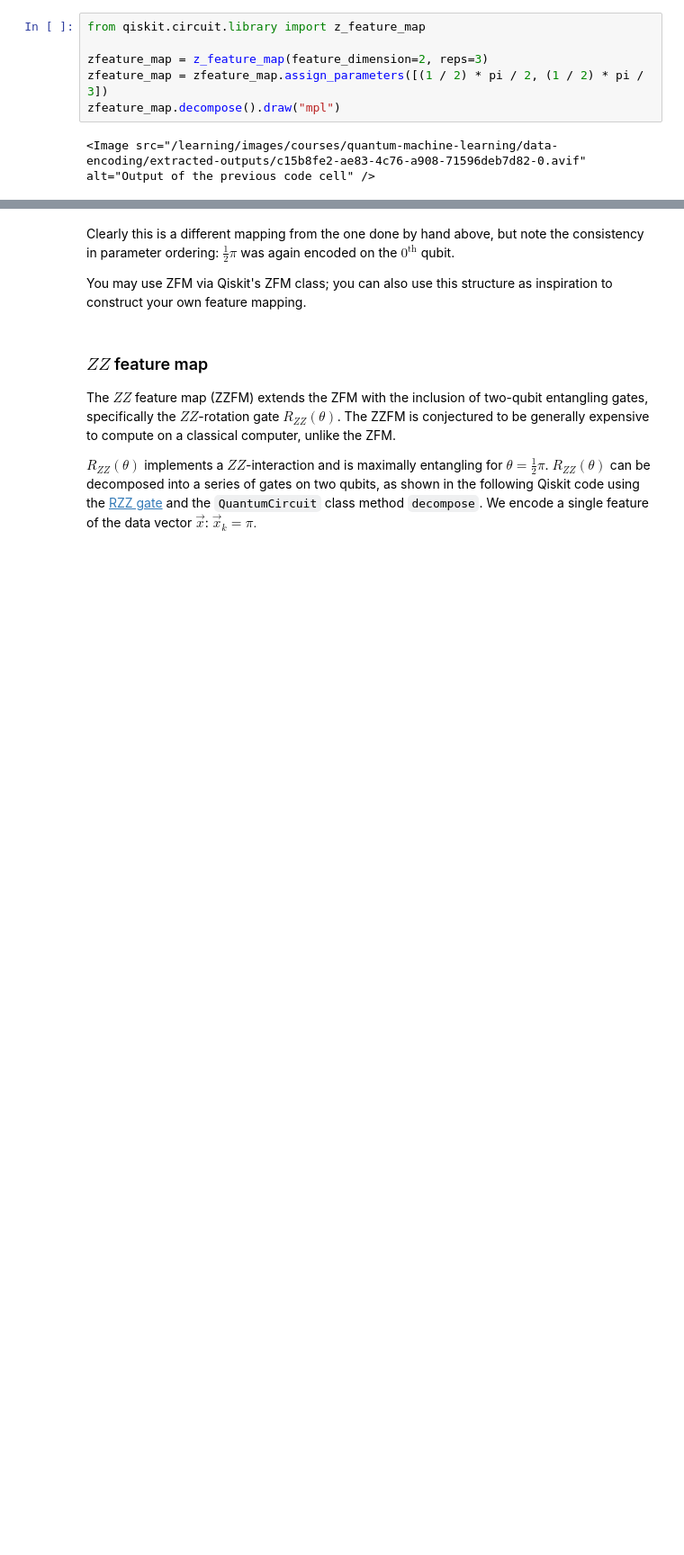
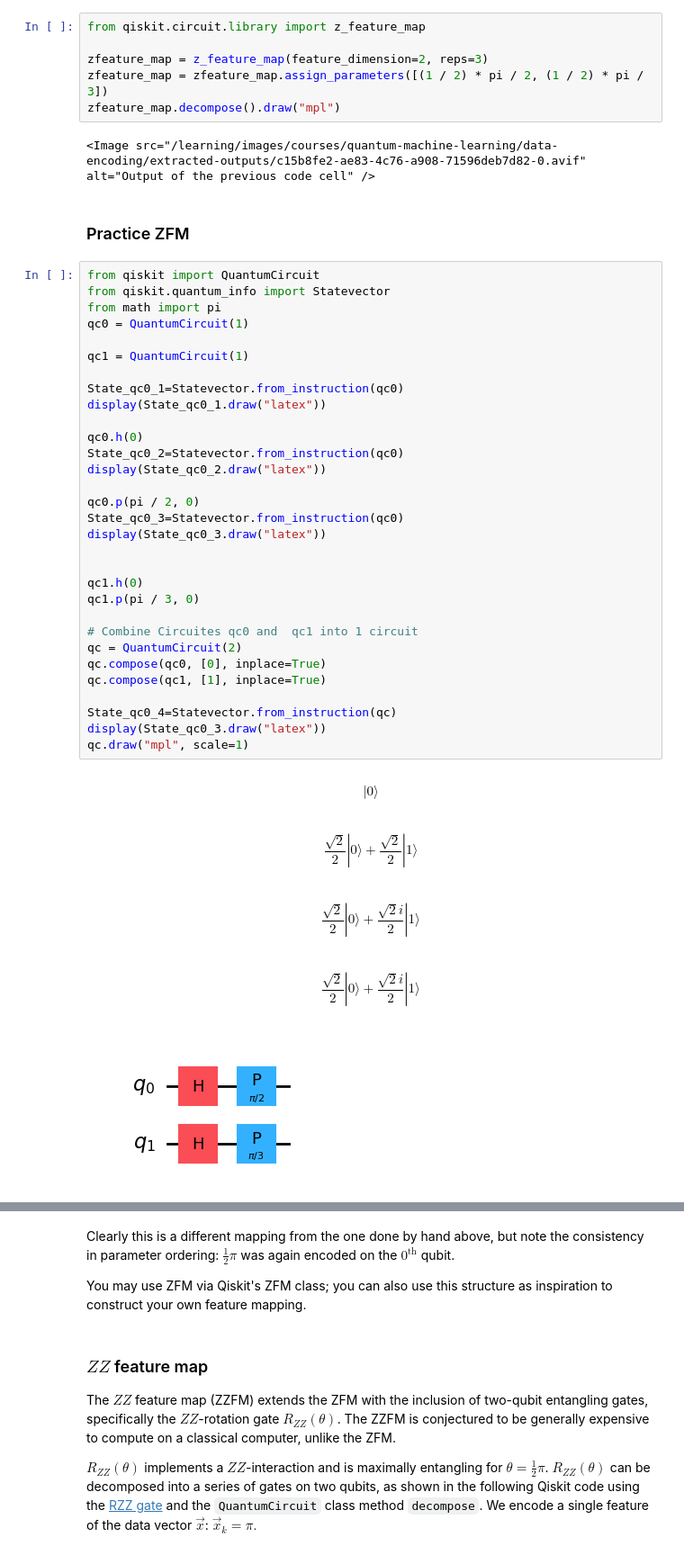
Before and after one commit to Virendra513/QML1, a Jupyter notebook: QML/data-encoding.ipynb, the cells around one changed output, grey strips where cells are left out. Shown at 90% size. Saved outputs shown, nothing was run; the diff lists cells and outputs as text; blank space fills up the shorter version.

```diff
--- a/QML/data-encoding.ipynb
+++ b/QML/data-encoding.ipynb
@@ -1076,3 +1076,42 @@ zfeature_map = zfeature_map.assign_parameters([(1 / 2) * pi / 2, (1 / 2) * pi /
 zfeature_map.decompose().draw("mpl")
 # %% [output]
 <Image src="/learning/images/courses/quantum-machine-learning/data-encoding/extracted-outputs/c15b8fe2-ae83-4c76-a908-71596deb7d82-0.avif" alt="Output of the previous code cell" />
+# %% [markdown]
+### Practice ZFM
+# %%
+from qiskit import QuantumCircuit
+from qiskit.quantum_info import Statevector
+from math import pi
+qc0 = QuantumCircuit(1)
+
+qc1 = QuantumCircuit(1)
+
+State_qc0_1=Statevector.from_instruction(qc0)
+display(State_qc0_1.draw("latex"))
+
+qc0.h(0)
+State_qc0_2=Statevector.from_instruction(qc0)
+display(State_qc0_2.draw("latex"))
+
+qc0.p(pi / 2, 0)
+State_qc0_3=Statevector.from_instruction(qc0)
+display(State_qc0_3.draw("latex"))
+
+
+qc1.h(0)
+qc1.p(pi / 3, 0)
+
+# Combine Circuites qc0 and  qc1 into 1 circuit
+qc = QuantumCircuit(2)
+qc.compose(qc0, [0], inplace=True)
+qc.compose(qc1, [1], inplace=True)
+
+State_qc0_4=Statevector.from_instruction(qc)
+display(State_qc0_3.draw("latex"))
+qc.draw("mpl", scale=1)
+# %% [output]
+$$ |0\rangle$$
+$$\frac{\sqrt{2}}{2} |0\rangle+\frac{\sqrt{2}}{2} |1\rangle$$
+$$\frac{\sqrt{2}}{2} |0\rangle+\frac{\sqrt{2} i}{2} |1\rangle$$
+$$\frac{\sqrt{2}}{2} |0\rangle+\frac{\sqrt{2} i}{2} |1\rangle$$
+[figure, added]
```
Also changed, not shown: parts of 9 cells of this notebook.
